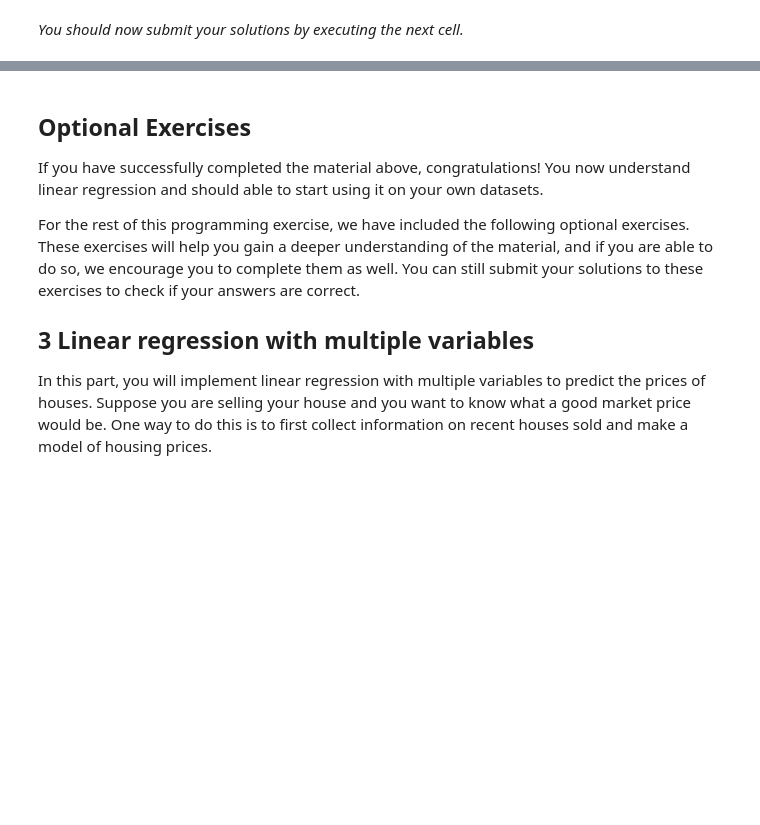
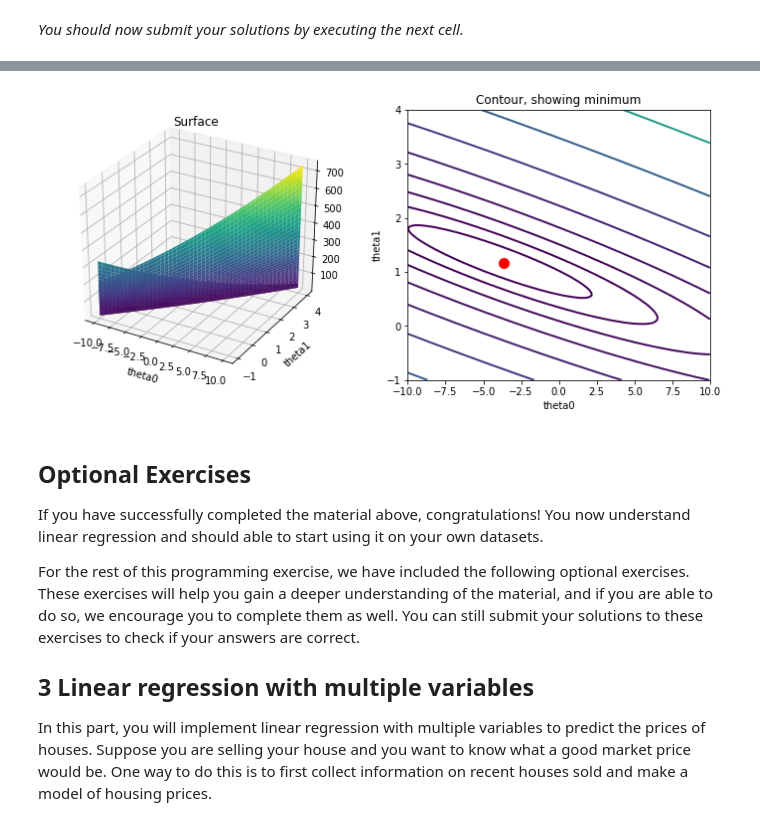
Before and after one commit to dibgerge/ml-coursera-python-assignments, a Jupyter notebook: Exercise1/exercise1.ipynb, the cells around one changed output, grey strips where cells are left out. Cells and saved outputs as stored; diff of their text form; code cells hidden in the pictures; blank space fills up the shorter version.

```diff
--- a/Exercise1/exercise1.ipynb
+++ b/Exercise1/exercise1.ipynb
@@ -295,7 +319,7 @@ def computeCost(X, y, theta):
 
     # ====================== YOUR CODE HERE =====================
 
-
+    J = (1/(2*m))*sum((theta.T @ X[i] - y[i])**2 for i in range(m))
     # ===========================================================
     return J
 # %% [markdown]
@@ -386,7 +418,7 @@ def gradientDescent(X, y, theta, alpha, num_iters):
 
     for i in range(num_iters):
         # ==================== YOUR CODE HERE =================================
-
+        theta = theta - alpha*(1/m)*sum((theta.T @ X[k] - y[k])*X[k] for k in range(m))
 
         # =====================================================================
 
@@ -454,34 +491,36 @@ theta0_vals = np.linspace(-10, 10, 100)
 theta1_vals = np.linspace(-1, 4, 100)
 
 # initialize J_vals to a matrix of 0's
 J_vals = np.zeros((theta0_vals.shape[0], theta1_vals.shape[0]))
 
 # Fill out J_vals
 for i, theta0 in enumerate(theta0_vals):
     for j, theta1 in enumerate(theta1_vals):
-        J_vals[i, j] = computeCost(X, y, [theta0, theta1])
+        J_vals[i, j] = computeCost(X, y, np.array([theta0, theta1]))
 
 # Because of the way meshgrids work in the surf command, we need to
 # transpose J_vals before calling surf, or else the axes will be flipped
 J_vals = J_vals.T
 
 # surface plot
 fig = pyplot.figure(figsize=(12, 5))
 ax = fig.add_subplot(121, projection='3d')
 ax.plot_surface(theta0_vals, theta1_vals, J_vals, cmap='viridis')
 pyplot.xlabel('theta0')
 pyplot.ylabel('theta1')
 pyplot.title('Surface')
 
 # contour plot
 # Plot J_vals as 15 contours spaced logarithmically between 0.01 and 100
 ax = pyplot.subplot(122)
 pyplot.contour(theta0_vals, theta1_vals, J_vals, linewidths=2, cmap='viridis', levels=np.logspace(-2, 3, 20))
 pyplot.xlabel('theta0')
 pyplot.ylabel('theta1')
 pyplot.plot(theta[0], theta[1], 'ro', ms=10, lw=2)
 pyplot.title('Contour, showing minimum')
 pass
+# %% [output]
+[figure, added]
 # %% [markdown]
 ## Optional Exercises
 
```
Also changed, not shown: parts of 8 cells of this notebook.
